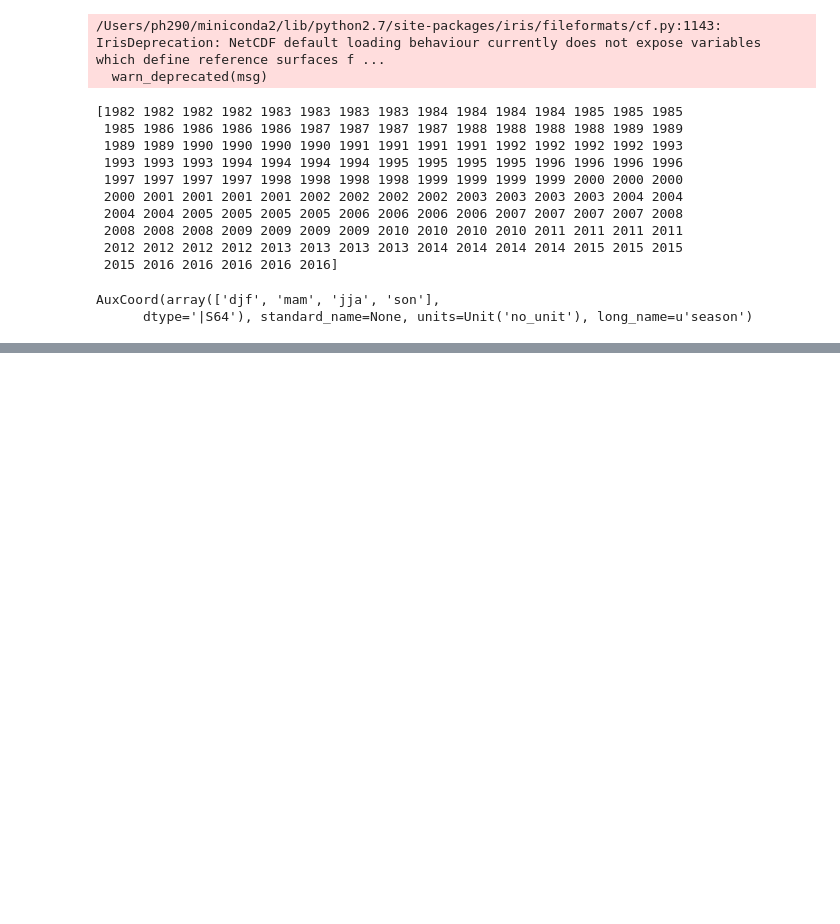
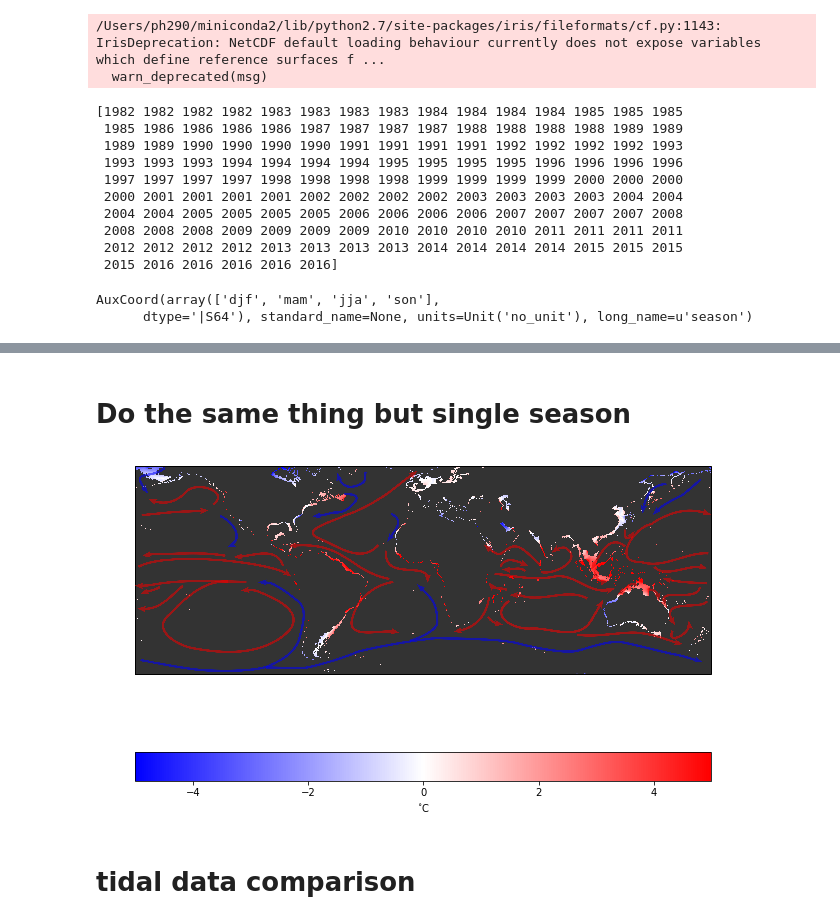
Before and after one commit to PaulHalloran/Jupiter_notebooks_halloran, a Jupyter notebook: ecmwf_era5_s2p3_global.ipynb, the cells around one changed output, grey strips where cells are left out. Saved outputs shown, nothing was run; the diff lists cells and outputs as text; code cells hidden in the pictures; blank space fills up the shorter version.

```diff
--- a/ecmwf_era5_s2p3_global.ipynb
+++ b/ecmwf_era5_s2p3_global.ipynb
@@ -274,0 +248,76 @@ f
+# %% [markdown]
+# Do the same thing but single season
+# %%
+## plt.close('all')
+
+fig = plt.figure(figsize=(10, 10))
+
+
+ax3 = plt.subplot(1, 1, 1, projection=ccrs.PlateCarree())
+# ax3 = plt.axes(projection=ccrs.PlateCarree())
+ax3.set_extent((lon_west, lon_east, lat_south, lat_north), crs=ccrs.PlateCarree())
+
+cube_all_tmp = cube_all.collapsed('time',iris.analysis.MEAN)
+c_model = extract_region(cube_all_tmp,lon_west,lon_east,lat_south,lat_north)
+# c_model.coord('longitude').points = c_model.coord('longitude').points + 180
+
+obs_cube_all_tmp = obs_cube_all.collapsed('time',iris.analysis.MEAN)
+c_obs_region = extract_region(obs_cube_all_tmp,lon_west,lon_east,lat_south,lat_north)
+
+c_model.coord('latitude').coord_system = c_obs_region.coord('latitude').coord_system
+c_model.coord('longitude').coord_system = c_obs_region.coord('longitude').coord_system
+
+c_obs_region_regridded = c_obs_region.regrid(c_model, iris.analysis.Linear())
+# obs_cube_all_region.data.mask = obs_cube_all_region_regridded.data.mask
+
+model_data = c_model.data
+lat_model = c_model.coord('latitude').points
+lon_model = c_model.coord('longitude').points
+
+
+obs_data = c_obs_region_regridded.data
+lat_obs = c_obs_region_regridded.coord('latitude').points
+lon_obs = c_obs_region_regridded.coord('longitude').points
+
+
+
+# ax3 = fig.add_subplot(1, 1, 1, projection=ccrs.PlateCarree())
+
+# ax3.contour(lon_bathy, lat_bathy,bathy_data,5,colors = 'k')
+# fig.patch.set_facecolor('grey')
+
+cmap = matplotlib.cm.bwr
+cmap.set_bad((1.0, 1.0, 1.0, 1.0),1.)
+cmap.set_bad((0.2, 0.2, 0.2, 0.2),1.)
+# cmap.set_bad((0.0, 0.0, 0.0, 0.0),1.)
+
+# cmap = matplotlib.cm.coolwarm
+
+# ax3.add_feature(land_10m,edgecolor='none',facecolor=np.array([ 0.3 , 0.3 , 0.3]),)
+
+p3 = ax3.pcolormesh(lon_obs, lat_model,model_data[:,:] - obs_data[:,:],transform=ccrs.PlateCarree(),vmin=-5,vmax=5,
+cmap=cmap)
+cbar = plt.colorbar(p3,orientation='horizontal')
+cbar.set_label('$^{\circ}$C')
+
+
+# ax3.title.set_text('model minus satellite')
+im = plt.imread('/Users/ph290/ocean_currents3.png')
+#     newax = fig.add_axes([0.0, 0.0, 1.0, 1.0], anchor='NE', zorder=1)
+#     newax = fig.add_axes([0.0, 0.0, 1.0, 1.0], zorder=1)
+newax = fig.add_subplot(1, 1, 1, zorder=1)
+# plt.subplots_adjust(bottom = 0.0,top=0.1)
+plt.subplots_adjust(bottom=0.075, left=0.1,right=0.9, top=0.8)
+newax.imshow(im)
+newax.axis('off')
+
+# plt.tight_layout()
+
+plt.savefig('/Users/ph290/Documents/HalloranSync/documents/papers_in_prep/s2p3v2/figures/global_sst_validation_cci_2.png',dpi=600)
+# plt.savefig('/Users/ph290/Documents/HalloranSync/documents/papers_in_prep/s2p3v2/figures/global_sst_validation_cci_2.pdf')
+
+plt.show()
+# %% [output]
+[figure, added]
+# %% [markdown]
+# tidal data comparison
```
Also changed, not shown: parts of 13 cells of this notebook, 8 other files.
